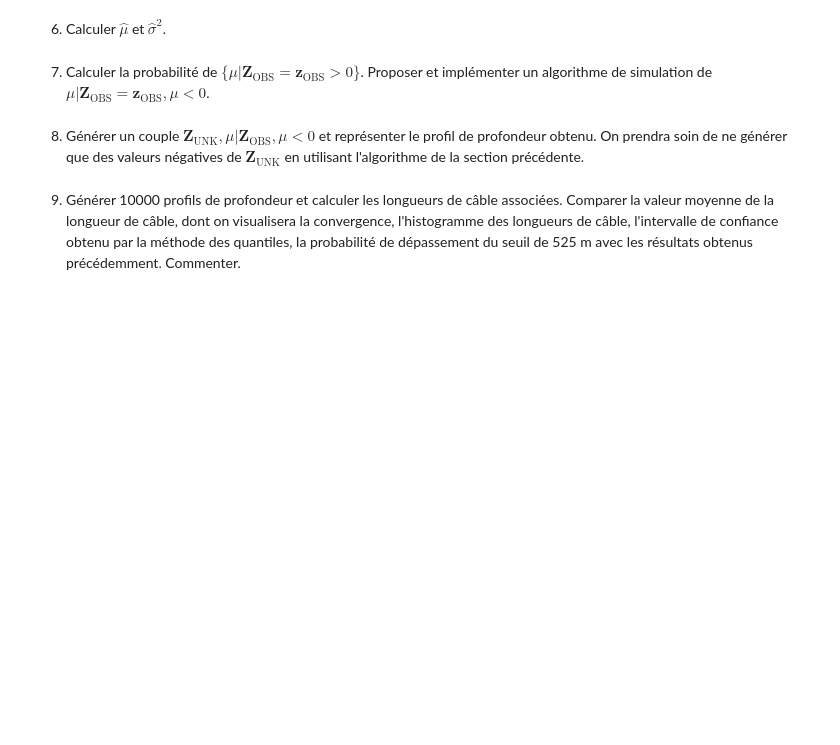
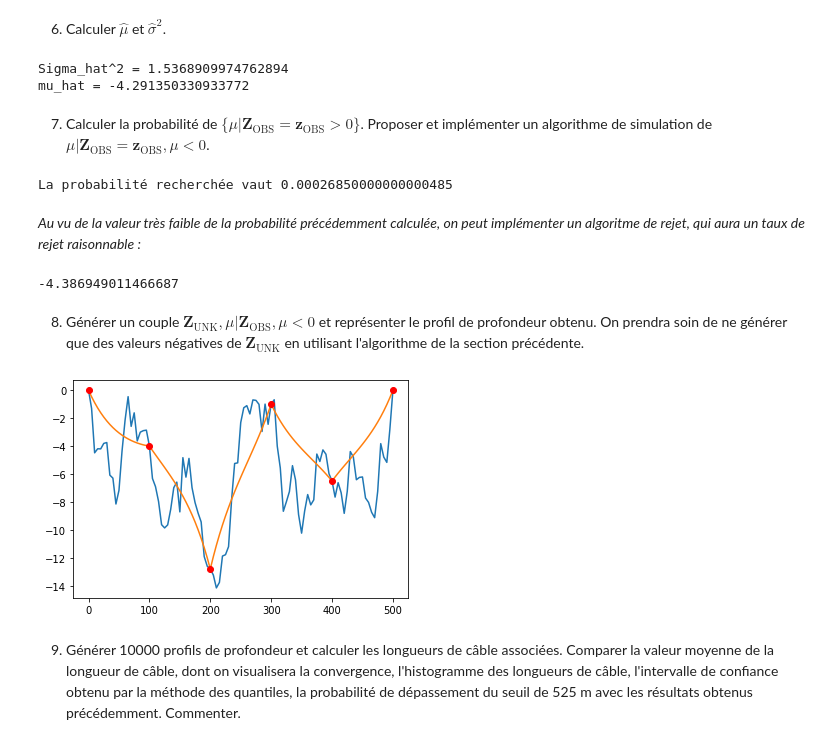
Before and after one commit to TomBertheas/Projet_probabilites, a Jupyter notebook: Projet_numerique_de_Probabilites_2021.ipynb, the cells around one changed output. Drawn from its saved outputs; the diff is of its cells as text; code cells hidden in the pictures; blank space fills up the shorter version.

```diff
--- a/Projet_numerique_de_Probabilites_2021.ipynb
+++ b/Projet_numerique_de_Probabilites_2021.ipynb
@@ -440,9 +441,82 @@ mais ce calcul a peu de chances d'aboutir.
 On va plutôt procéder par simulations en cascade, c'est-à-dire que pour chaque simulation de $\mathbf{Z}_{\text{UNK}}$, on va d'abord générer une valeur $\mu^\star$ de $\mu$ selon $f_{\mu | \mathbf{Z}_{\text{OBS}}= \mathbf{z}_{\text{OBS}}}$ puis on simulera $\mathbf{Z}_{\text{UNK}}$ selon $f_{\mathbf{Z}_{\text{UNK}}| \mathbf{Z}_{\text{OBS}} = \mathbf{z}_{\text{OBS}},\mu = \mu^\star}$.
 # %% [markdown]
 6. Calculer $\widehat{\mu}$ et $\widehat{\sigma}^2$.
+# %%
+#SigmaObs = Sigma[observation_indexes,:][:,observation_indexes]
+#SigmaObsUnknown = Sigma[observation_indexes,:][:,unknown_indexes]
+#SigmaUnknown = Sigma[unknown_indexes,:][:,unknown_indexes]
+
+Sigma_hat_2 = float(1/(np.ones(6).dot(np.linalg.inv(SigmaObs).dot(np.ones((6, 1))))+1/4))
+print(f"Sigma_hat^2 = {Sigma_hat_2}")
+
+mu_hat = float(Sigma_hat_2 * (np.ones(6).dot(np.linalg.inv(SigmaObs).dot(depth)) - 5/4))
+
+print(f"mu_hat = {mu_hat}")
+# %% [output]
+Sigma_hat^2 = 1.5368909974762894
+mu_hat = -4.291350330933772
 # %% [markdown]
 7. Calculer la probabilité de $\{\mu| \mathbf{Z}_{\text{OBS}} = \mathbf{z}_{\text{OBS}} > 0\}$. Proposer et implémenter un algorithme de simulation de $\mu| \mathbf{Z}_{\text{OBS}} = \mathbf{z}_{\text{OBS}}, \mu <0$.
+# %%
+def pgaussred(x):
+    """fonction de répartition de la loi normale centrée réduite
+       calcul par intégration numérique: 2000 tranches par écart-type
+       résultat arrondi à 7 chiffres après la virgule
+    """
+    if x==0:
+        return 0.5
+    u=abs(x)
+    n=int(u*2000)
+    du=u/n
+    k=1/sqrt(2*pi)
+    u1=0
+    f1=k
+    p=0.5
+    for i in range(0,n):
+        u2=u1+du
+        f2=k*exp(-0.5*u2*u2)
+        p=p+(f1+f2)*du*0.5
+        u1=u2
+        f1=f2
+    if x<0:
+        p = 1.0-p
+    return round(p, 7)
+
+print(f"La probabilité recherchée vaut {1-pgaussred((0-mu_hat)/sqrt(Sigma_hat_2))}")
+# %% [output]
+La probabilité recherchée vaut 0.00026850000000000485
+# %% [markdown]
+*Au vu de la valeur très faible de la probabilité précédemment calculée, on peut implémenter un algoritme de rejet, qui aura un taux de rejet raisonnable :*
+# %%
+def Mu():
+    mu = np.random.normal(mu_hat,sqrt(Sigma_hat_2))
+    while mu >= 0:
+        mu = np.random.normal(mu_hat,sqrt(Sigma_hat_2))
+    return mu
+Mu()
+# %% [output]
+-4.386949011466687
 # %% [markdown]
 8. Générer un couple $\mathbf{Z}_{\text{UNK}}, \mu| \mathbf{Z}_{\text{OBS}}, \mu <0$ et représenter le profil de profondeur obtenu. On prendra soin de ne générer que des valeurs négatives de $\mathbf{Z}_{\text{UNK}}$ en utilisant l'algorithme de la section précédente.
+# %%
+mu = Mu()
+Ec= mu+np.matmul(np.transpose(SigmaObsUnknown),np.matmul(np.linalg.inv(SigmaObs),depth-mu))
+
+Cholesky = np.linalg.cholesky(SigmaCond)
+x = np.random.normal(0,1,np.shape(unknown_indexes)[0])
+simu = Ec + np.matmul(Cholesky,x)
+while any(simu>0): #tant qu'on a des valeurs positives, on recommence
+    x = np.random.normal(0,1,np.shape(unknown_indexes)[0])
+    simu = Ec + np.matmul(Cholesky,x)
+
+allval3 = np.zeros(N)
+allval3[unknown_indexes]=simu
+allval3[observation_indexes]=depth
+plt.plot(discretization,allval3)
+plt.plot(discretization,allval1)
+plt.plot(discretization[observation_indexes], depth, 'ro')
+plt.show()
+# %% [output]
+[figure, added]
 # %% [markdown]
 9. Générer 10000 profils de profondeur et calculer les longueurs de câble associées. Comparer la valeur moyenne de la longueur de câble, dont on visualisera la convergence, l'histogramme des longueurs de câble, l'intervalle de confiance obtenu par la méthode des quantiles, la probabilité de dépassement du seuil de 525 m avec les résultats obtenus précédemment. Commenter.
```
Also changed, not shown: parts of 21 cells of this notebook.
